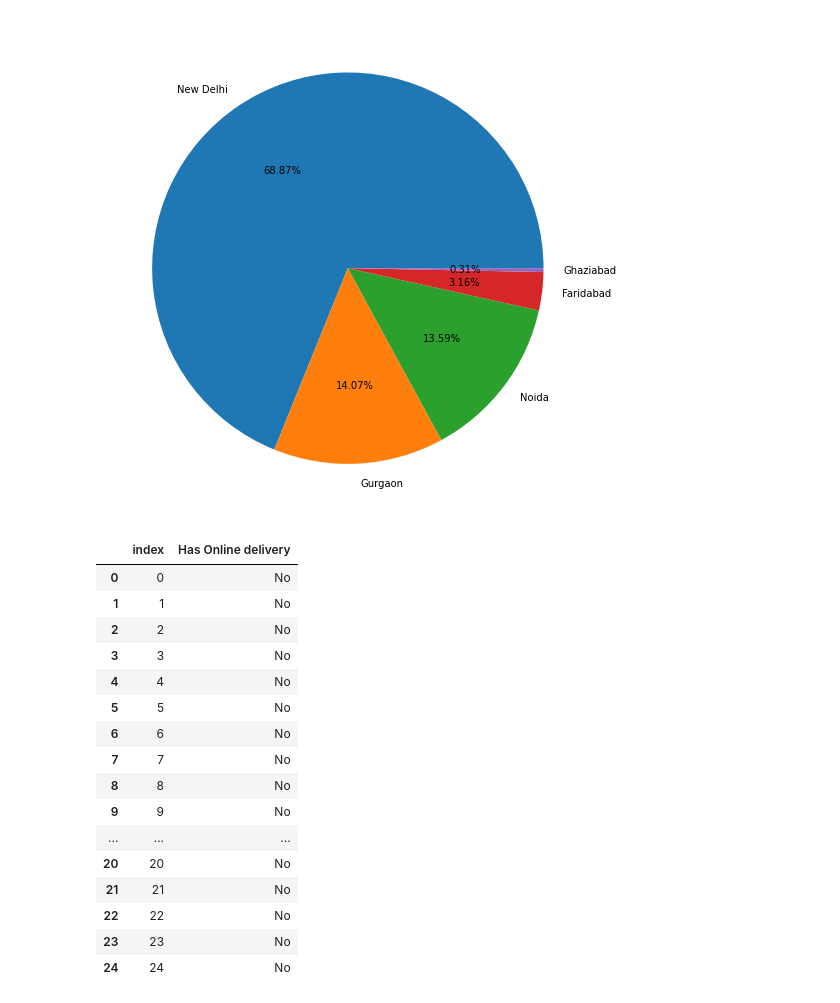
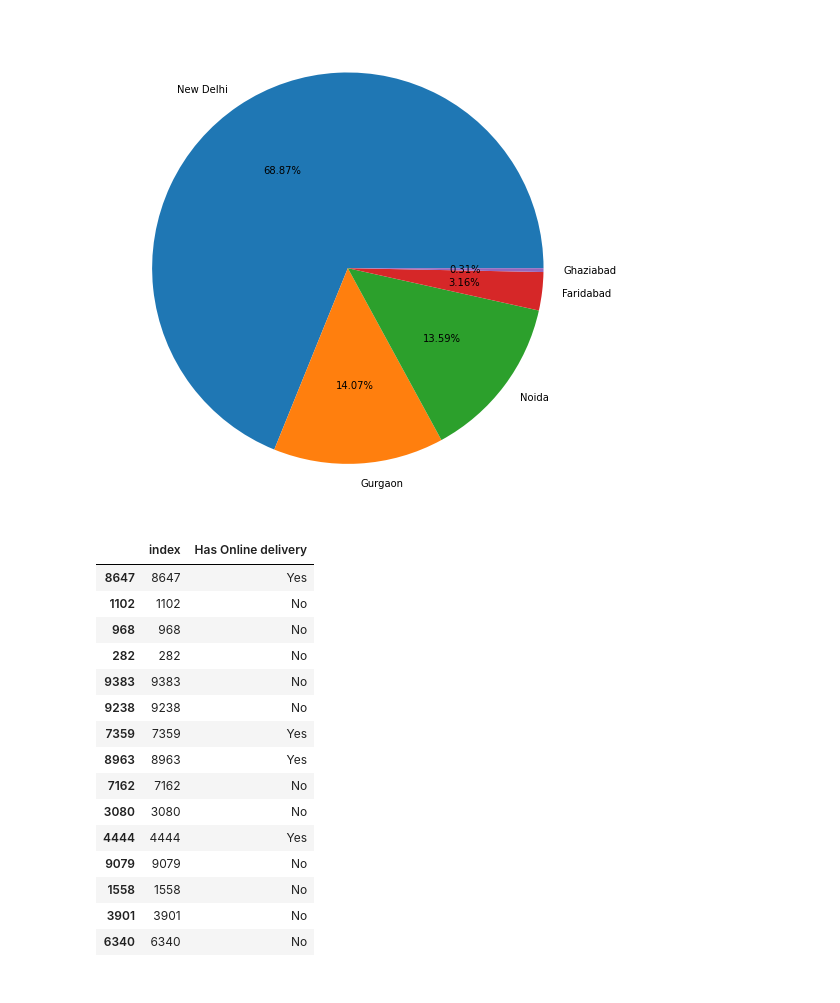
Before and after one commit to chwasiq0569/EDA-Zomato-Dataset, a Jupyter notebook: EDA_Zomato_Dataset.ipynb, the cells around one changed output. Cells and saved outputs as stored; diff of their text form; code cells hidden in the pictures.

```diff
--- a/EDA_Zomato_Dataset.ipynb
+++ b/EDA_Zomato_Dataset.ipynb
@@ -256,22 +262,21 @@ plt.pie(final_df['City'].value_counts()[:5].values, labels=final_df['City'].valu
   Text(0.5999706981848791, -0.005929698099289049, '0.31%')])
 [figure]
 # %%
-final_df['Has Online delivery'].reset_index().head(25)
+final_df['Has Online delivery'].reset_index().sample(15)
 # %% [output]
 |  | index | Has Online delivery |
-| 0 | 0 | No |
-| 1 | 1 | No |
-| 2 | 2 | No |
-| 3 | 3 | No |
-| 4 | 4 | No |
-| 5 | 5 | No |
-| 6 | 6 | No |
-| 7 | 7 | No |
-| 8 | 8 | No |
-| 9 | 9 | No |
-| ... | ... | ... |
-| 20 | 20 | No |
-| 21 | 21 | No |
-| 22 | 22 | No |
-| 23 | 23 | No |
-| 24 | 24 | No |
+| 8647 | 8647 | Yes |
+| 1102 | 1102 | No |
+| 968 | 968 | No |
+| 282 | 282 | No |
+| 9383 | 9383 | No |
+| 9238 | 9238 | No |
+| 7359 | 7359 | Yes |
+| 8963 | 8963 | Yes |
+| 7162 | 7162 | No |
+| 3080 | 3080 | No |
+| 4444 | 4444 | Yes |
+| 9079 | 9079 | No |
+| 1558 | 1558 | No |
+| 3901 | 3901 | No |
+| 6340 | 6340 | No |
```
Also changed, not shown: parts of 15 cells of this notebook.
